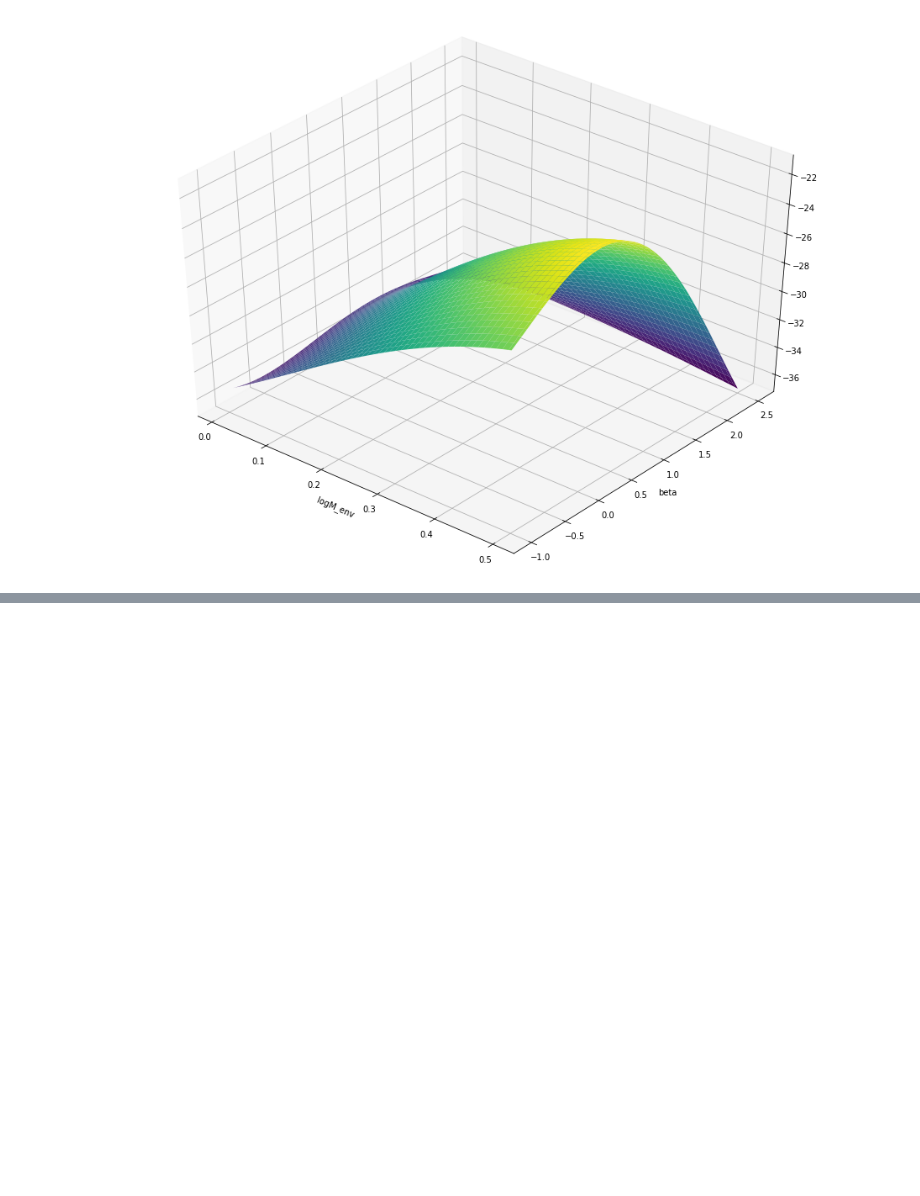
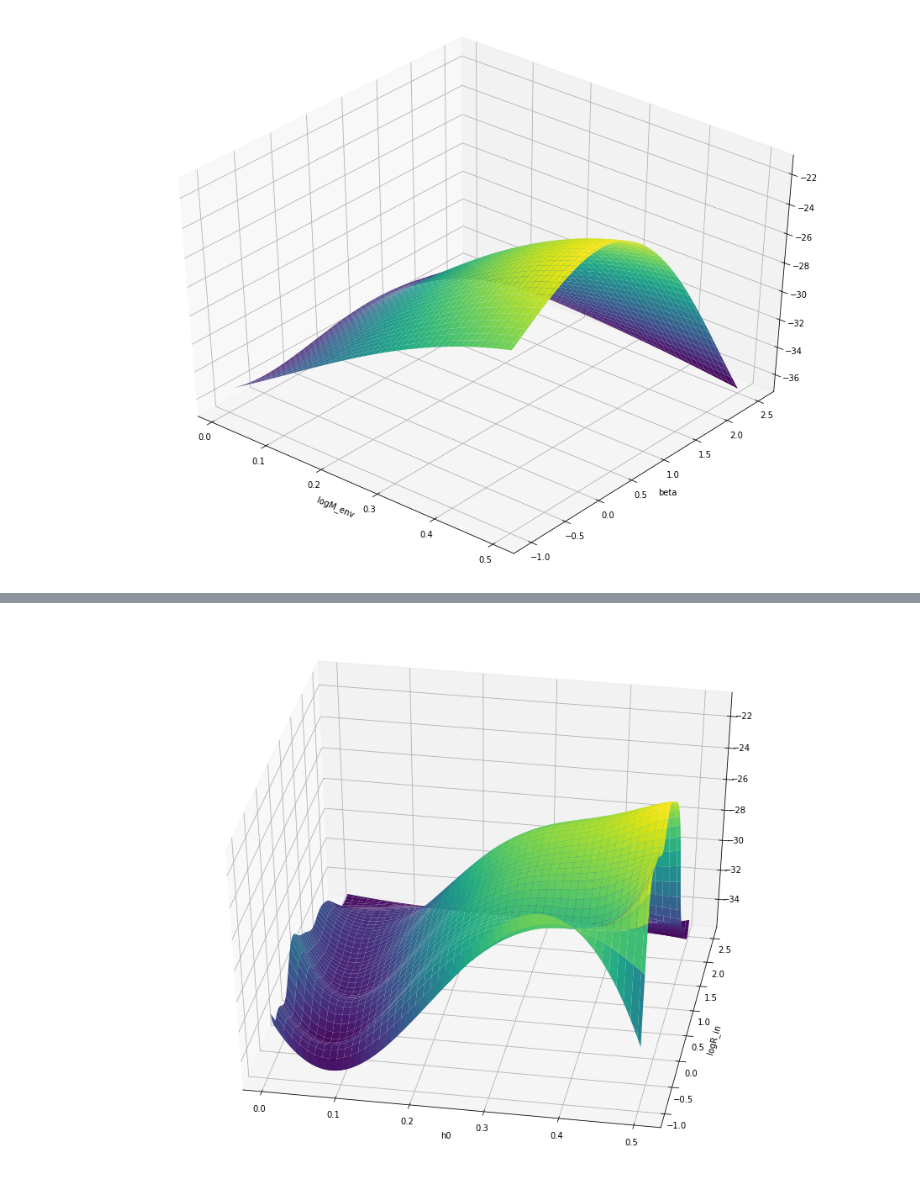
Before and after one commit to elizabethteng/crassula, a Jupyter notebook: george_2d_grid45.ipynb, the cells around one changed output, grey strips where cells are left out. Cells and saved outputs as stored; diff of their text form; code cells hidden in the pictures; blank space fills up the shorter version.

```diff
--- a/george_2d_grid45.ipynb
+++ b/george_2d_grid45.ipynb
@@ -232,0 +267,13 @@ plt.show()
+# %%
+fig = plt.figure(figsize=(16,12))
+ax = fig.add_subplot(111,projection='3d')
+
+# Plot the surface.
+
+surf = ax.plot_surface(np.array(x_pred)[:,0].reshape(100,100),np.array(x_pred)[:,1].reshape(100,100),pred.reshape(100,100),cmap=cm.viridis)
+ax.set_ylabel("logR_in")
+ax.set_xlabel("h0")
+ax.view_init(40, 280)
+plt.show()
+# %% [output]
+[figure, added]
```
Also changed, not shown: parts of 8 cells of this notebook, 3 other files.
